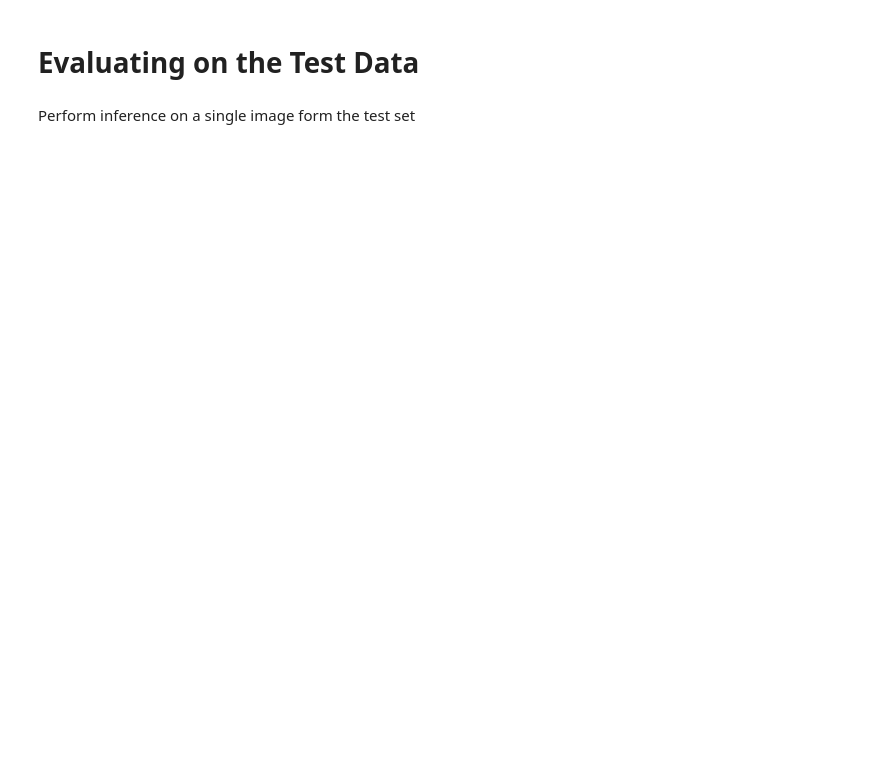
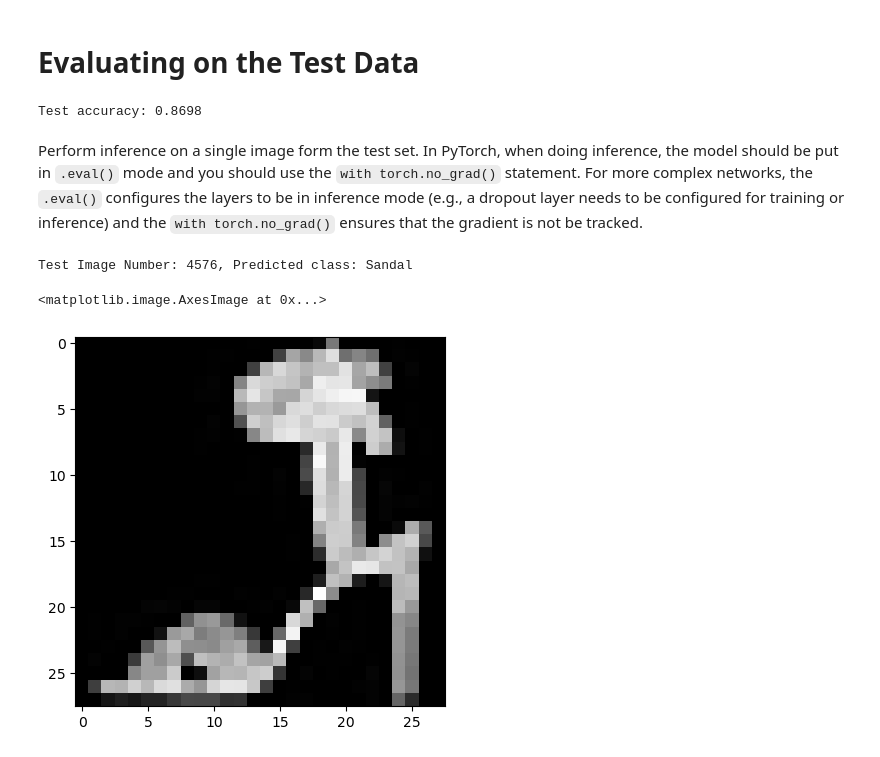
Before and after one commit to keithchugg/ee559_spring2023, a Jupyter notebook: lecture/fmnist_mlp_torch.ipynb, the cells around one changed output. Drawn from its saved outputs; the diff is of its cells as text; code cells hidden in the pictures; blank space fills up the shorter version.

```diff
--- a/lecture/fmnist_mlp_torch.ipynb
+++ b/lecture/fmnist_mlp_torch.ipynb
@@ -101,13 +105,14 @@ criterion = nn.CrossEntropyLoss() # includes softmax (for numerical stability)
 optimizer = optim.SGD(model.parameters(), lr=lr, weight_decay=reg_val)
 # %%
 # set the device to use and move model to device
-if torch.cuda.is_available():
-    device = torch.device("cuda:0")
-elif torch.torch.backends.mps.is_available():
-    device = torch.device("mps") # MPS acceleration is available on MacOS 12.3+
-else:
-    device = torch.device("cpu")
+# if torch.cuda.is_available():
+#     device = torch.device("cuda:0")
+# elif torch.torch.backends.mps.is_available():
+#     device = torch.device("mps") # MPS acceleration is available on MacOS 12.3+
+# else:
+#     device = torch.device("cpu")
 
+device = torch.device("cpu")
 print(f'Using device: {device}')
 model.to(device) # Move model to device
 # %% [output]
@@ -218,17 +227,23 @@ plt.legend()
 model.load_state_dict(torch.load("best_model.pt"))
 test_loss, test_acc = validate(model, testloader, criterion, device)
 print(f"Test accuracy: {test_acc:.4f}")
+# %% [output]
+Test accuracy: 0.8698
-# %% [markdown]
-Perform inference on a single image form the test set
+# %% [markdown]
+Perform inference on a single image form the test set.  In PyTorch, when doing inference, the model should be put in `.eval()` mode and you should use the `with torch.no_grad()` statement.  For more complex networks, the `.eval()` configures the layers to be in inference mode (e.g., a dropout layer needs to be configured for training or inference) and the `with torch.no_grad()` ensures that the gradient is not be tracked.
 # %%
 model.eval() # set model to evaluation mode
-
 img = np.random.randint(10000)
-image, label = testset[img] # get first image and label from test set
-image = image.to(device)  # move image to device
-output = model(image) # forward pass
+with torch.no_grad():
+    image, label = testset[img] # get first image and label from test set
+    image = image.to(device)  # move image to device
+    output = model(image) # forward pass
 pred = output.argmax(1) # get predicted class
 print(f"Test Image Number: {img}, Predicted class: {testset.classes[pred.item()]}")
 # plot image
 plt.figure()
 plt.imshow(image.cpu().numpy().squeeze(), cmap='gray')
+# %% [output]
+Test Image Number: 4576, Predicted class: Sandal
+<matplotlib.image.AxesImage at 0x...>
+[figure, added]
```
Also changed, not shown: parts of 6 cells of this notebook, 3 other files.
